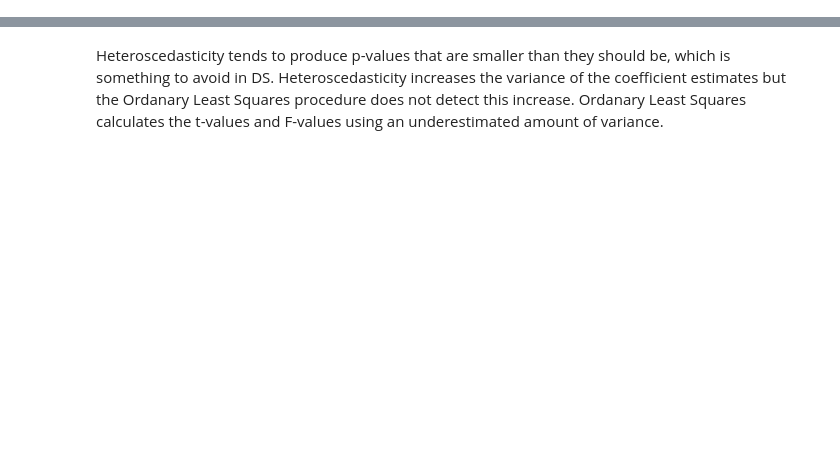
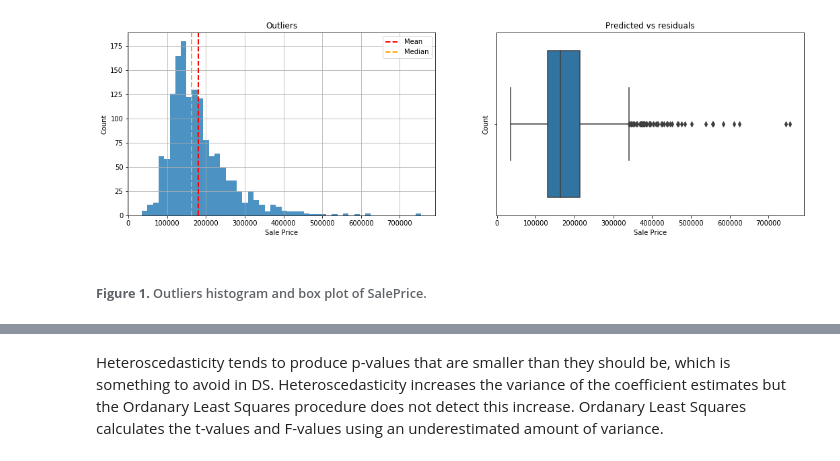
Before and after one commit to Tlacateccatl/Housing-Prices-, a Jupyter notebook: HousingPrices.ipynb, the cells around one changed output, grey strips where cells are left out. Saved outputs shown, nothing was run; the diff lists cells and outputs as text; code cells hidden in the pictures; blank space fills up the shorter version.

```diff
--- a/HousingPrices.ipynb
+++ b/HousingPrices.ipynb
@@ -155,0 +138,25 @@ scatter(data.OverallQual, data.SalePrice)
+# %%
+plt.figure(figsize=(18,5))
+
+# Visualizing outliers
+ax1 = plt.subplot(1,2,1)
+ax1 = data['SalePrice'].hist(bins=50, alpha=0.8)
+
+plt.axvline(data['SalePrice'].mean(), color='r', linestyle='dashed', linewidth=2, label='Mean')
+plt.axvline(data['SalePrice'].median(), color='orange', linestyle='dashed', linewidth=2, label='Median')
+ax1.set_title("Outliers")
+ax1.set_xlabel('Sale Price')
+ax1.set_ylabel('Count')
+plt.legend()
+
+# Checking residuals
+ax2 = plt.subplot(1,2,2)
+ax2 = sns.boxplot(data['SalePrice'], orient='h')
+ax2.set_title("Predicted vs residuals")
+ax2.set_xlabel("Sale Price")
+ax2.set_ylabel("Count")
+plt.show()
+# %% [output]
+[figure, added]
+# %% [markdown]
+###### **Figure 1.** Outliers histogram and box plot of SalePrice.
```
Also changed, not shown: parts of 132 cells of this notebook, 2 other files.
